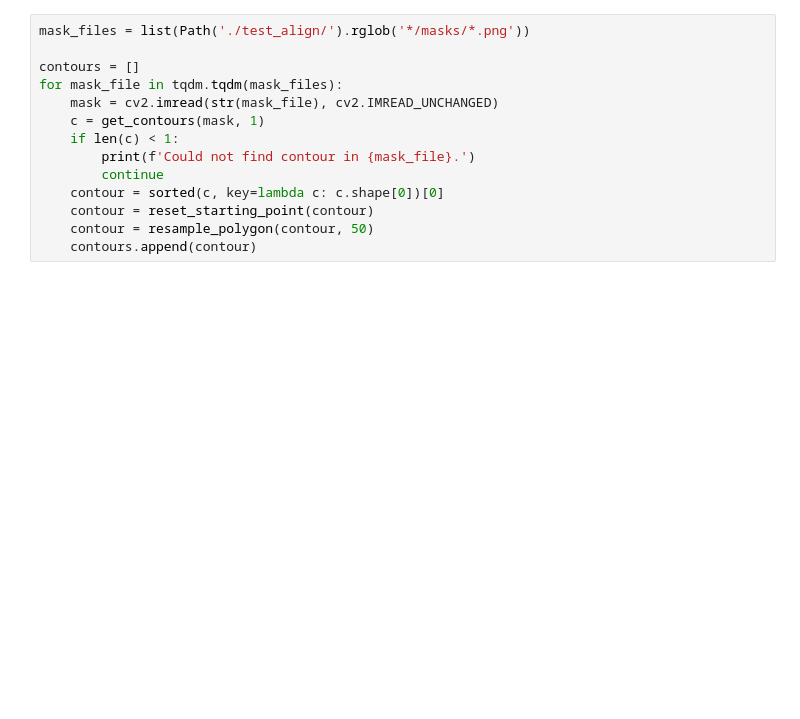
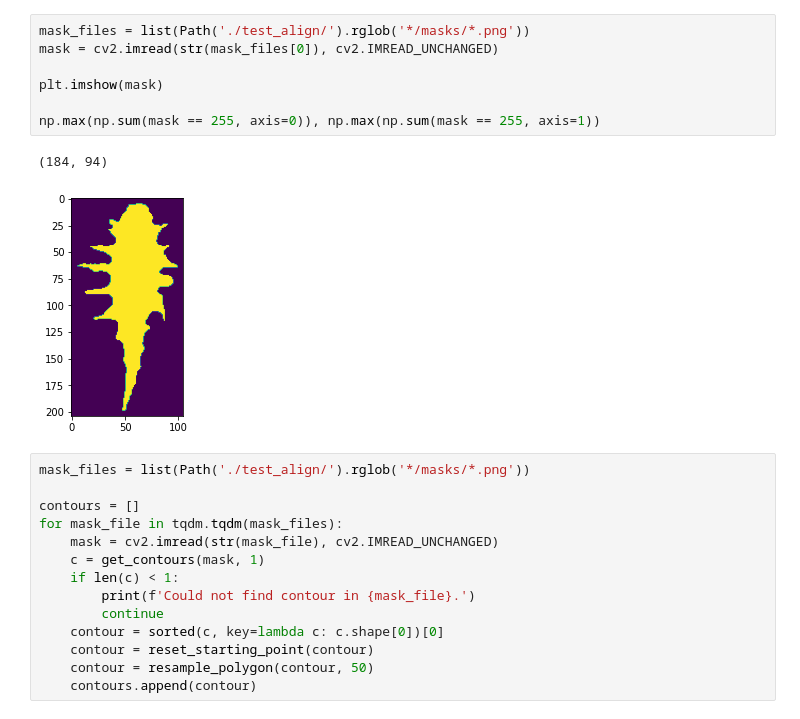
Before and after one commit to TankredO/seed_detector, a Jupyter notebook: tests.ipynb, the cells around one changed output. Saved outputs shown, nothing was run; the diff lists cells and outputs as text; blank space fills up the shorter version.

```diff
--- a/tests.ipynb
+++ b/tests.ipynb
@@ -26,3 +51,13 @@ def reset_starting_point(contour):
+# %%
+mask_files = list(Path('./test_align/').rglob('*/masks/*.png'))
+mask = cv2.imread(str(mask_files[0]), cv2.IMREAD_UNCHANGED)
+
+plt.imshow(mask)
+
+np.max(np.sum(mask == 255, axis=0)), np.max(np.sum(mask == 255, axis=1))
+# %% [output]
+(184, 94)
+[figure, added]
 # %%
 mask_files = list(Path('./test_align/').rglob('*/masks/*.png'))
 
```
Also changed, not shown: parts of 3 cells of this notebook, 2 other files.
